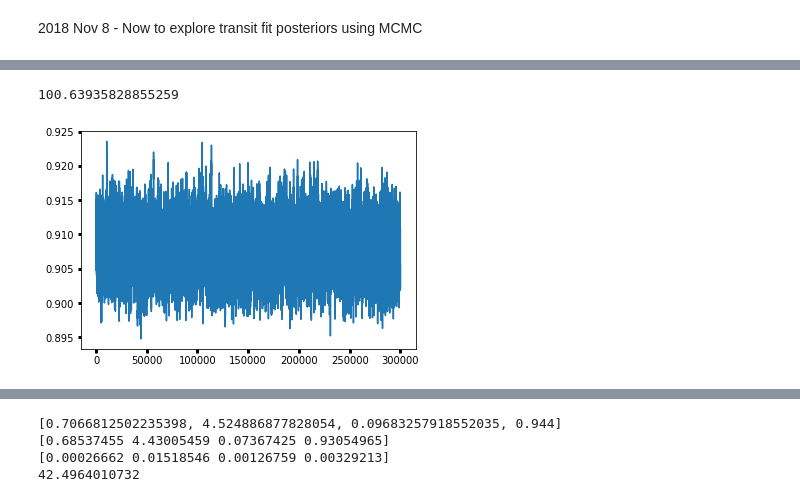
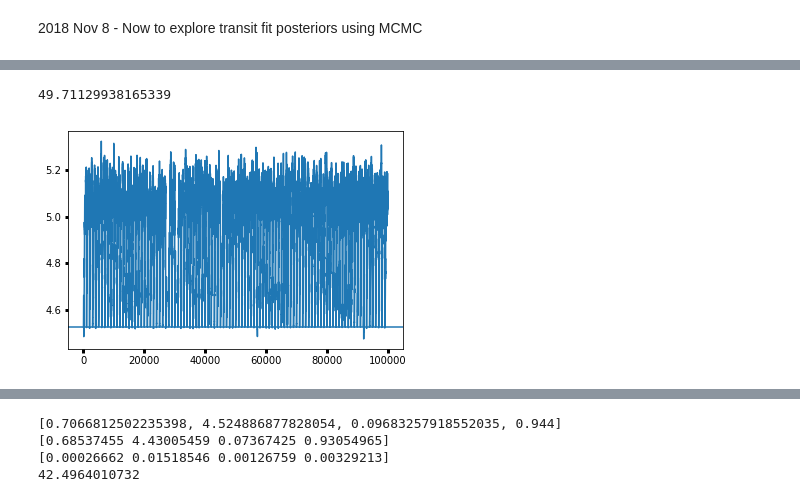
Before and after one commit to BoiseStatePlanetary/Searching-for-Variability-in-Eclipses-in-the-Kepler-Dataset, a Jupyter notebook: code/Analysis_of_Kepler76b.ipynb, the cells around one changed output, grey strips where cells are left out. Cells and saved outputs as stored; diff of their text form; code cells hidden in the pictures.

```diff
--- a/code/Analysis_of_Kepler76b.ipynb
+++ b/code/Analysis_of_Kepler76b.ipynb
@@ -652,10 +656,11 @@ per          1.545     -inf      inf     None    False     None     None
 quadLimb     0.304     -inf      inf     None    False     None     None
 None
 # %%
-plt.plot(new_transit_out.flatchain['b'][0:300000])
-print(integrated_time(new_transit_out.flatchain['b'][0:300000]))
+plt.plot(new_transit_out.flatchain['a'])
+plt.axhline(K76.a)
+print(integrated_time(new_transit_out.flatchain['a']))
 # %% [output]
-100.63935828855259
+49.71129938165339
-[figure, old version]
+[figure, new version]
 # %%
 dill.dump_session("Analysis_of_Kepler76b_2018Nov8.db")
```
Also changed, not shown: parts of 6 cells of this notebook.
